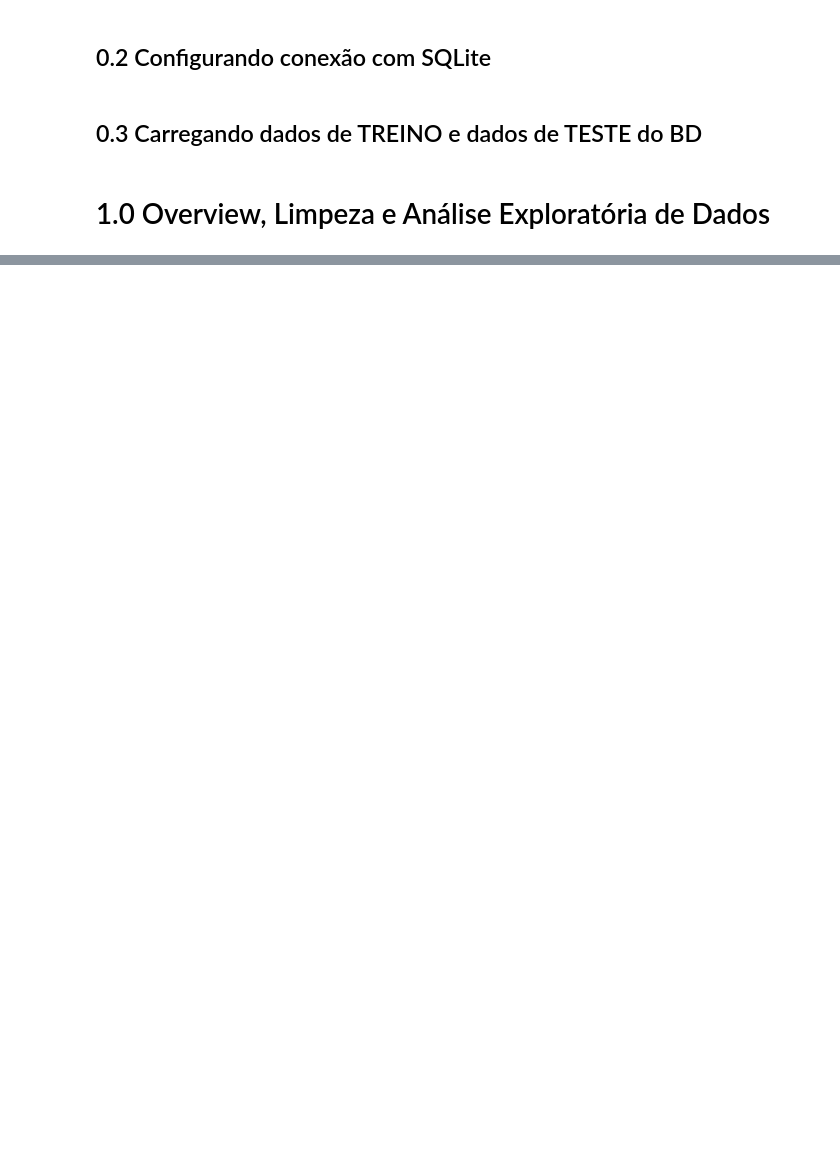
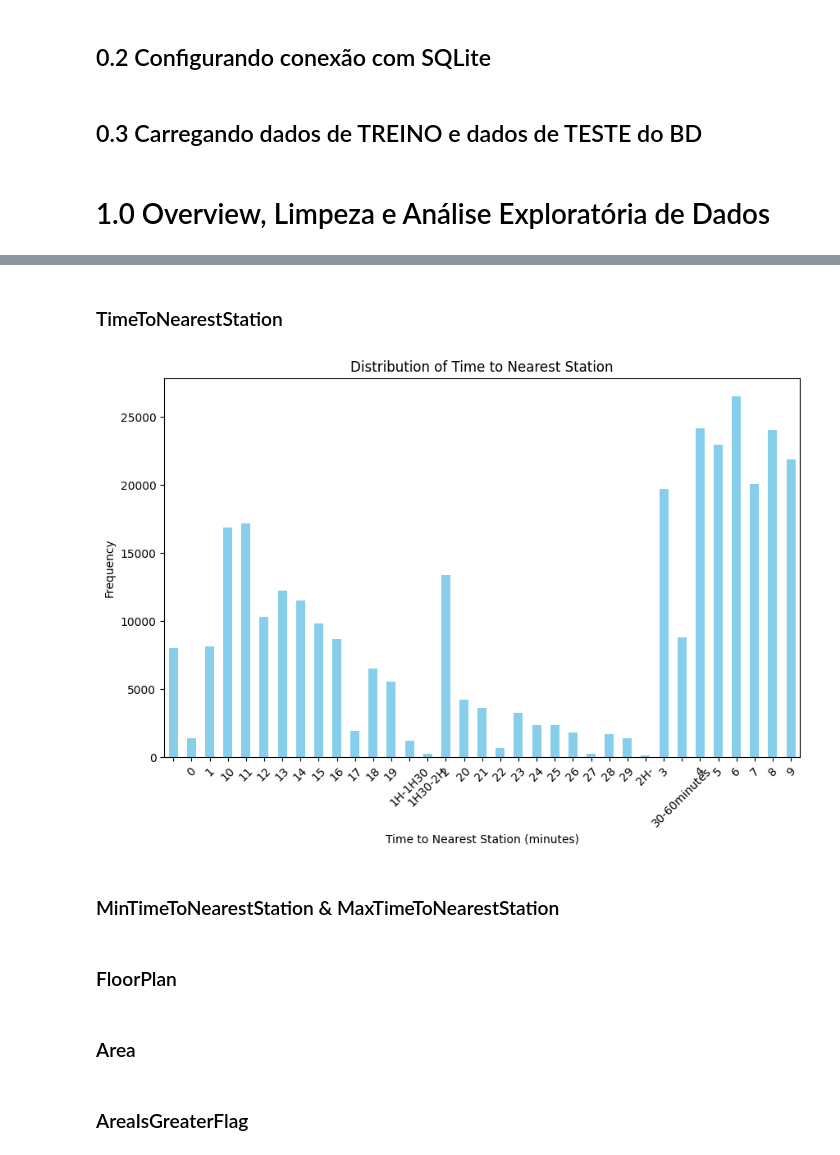
Before and after one commit to JonatasV/desafio-paipe, a Jupyter notebook: paipe_case.ipynb, the cells around one changed output, grey strips where cells are left out. Drawn from its saved outputs; the diff is of its cells as text; code cells hidden in the pictures; blank space fills up the shorter version.

```diff
--- a/paipe_case.ipynb
+++ b/paipe_case.ipynb
@@ -53,0 +43,2 @@ dtype: object
+# %%
+df_treino = df_treino.drop_duplicates()
@@ -53,0 +206,4 @@ dtype: object
+# %%
+# substituir valores vazios ("") por "Mixed Area"
+df_treino['Mixed Area'] = df_treino['Region'].replace("", "Mixed Area", inplace=True)
+df_treino['Region'].value_counts()
@@ -53,0 +282,18 @@ dtype: object
+# %% [markdown]
+### TimeToNearestStation
+# %%
+# o tempo mais comum é entre 4 e 9 minutos
+time_counts = df_treino['TimeToNearestStation'].value_counts().sort_index()
+
+# Criar o gráfico de barras
+plt.figure(figsize=(10, 6))
+time_counts.plot(kind='bar', color='skyblue')
+plt.xlabel('Time to Nearest Station (minutes)')
+plt.ylabel('Frequency')
+plt.title('Distribution of Time to Nearest Station')
+plt.xticks(rotation=45)
+plt.show()
+# %% [output]
+[figure, added]
+# %% [markdown]
+### MinTimeToNearestStation & MaxTimeToNearestStation
@@ -53,0 +314,6 @@ dtype: object
+# %% [markdown]
+### FloorPlan
+# %% [markdown]
+### Area
+# %% [markdown]
+### AreaIsGreaterFlag
```
Also changed, not shown: parts of 85 cells of this notebook.
